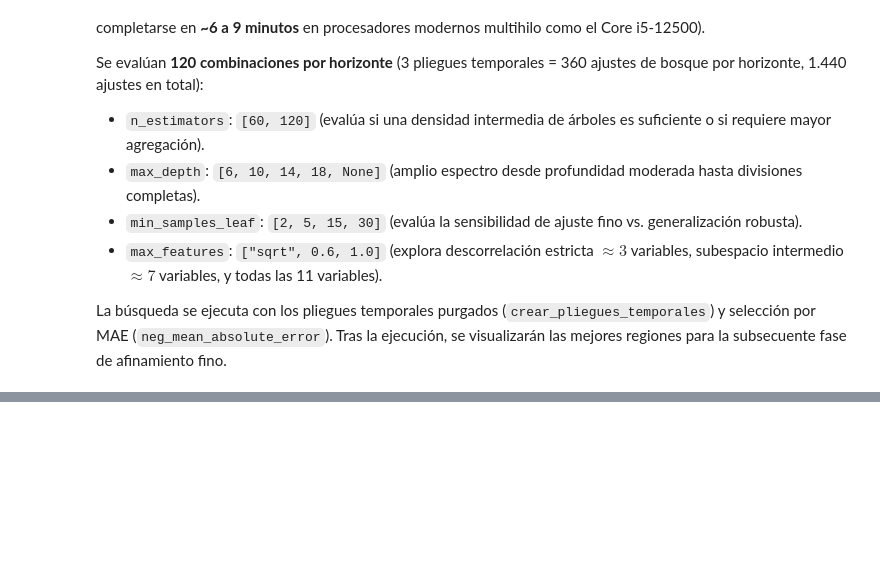
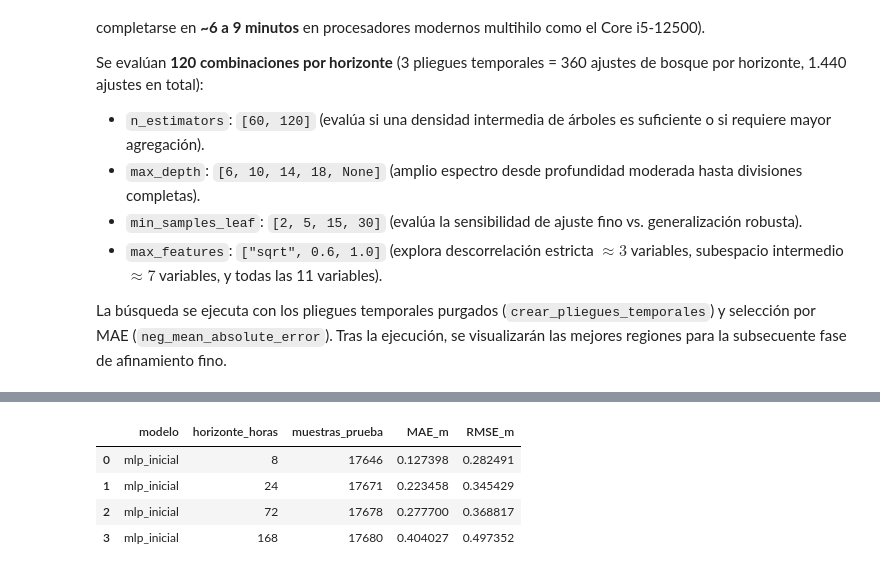
Before and after one commit to DannelBA/machine_learnig_rio_magdalena, a Jupyter notebook: prediccion_rio_magdalena.ipynb, the cells around one changed output, grey strips where cells are left out. Saved outputs shown, nothing was run; the diff lists cells and outputs as text; code cells hidden in the pictures; blank space fills up the shorter version.

```diff
--- a/prediccion_rio_magdalena.ipynb
+++ b/prediccion_rio_magdalena.ipynb
@@ -1174,0 +1251,47 @@ resultados_comparacion = pd.concat(
+# %%
+from sklearn.neural_network import MLPRegressor
+
+resultados_mlp_inicial = []
+modelos_mlp_iniciales = {}
+
+for horizonte, particion in particiones_por_horizonte.items():
+    entrenamiento = particion["entrenamiento"]
+    prueba = particion["prueba"]
+    columna_objetivo = f"maximo_observado_proximas_{horizonte}h"
+
+    modelo = Pipeline([
+        ("escalador", StandardScaler()),
+        ("mlp", MLPRegressor(
+            hidden_layer_sizes=(50,),
+            activation="relu",
+            max_iter=300,
+            early_stopping=True,
+            random_state=42,
+        )),
+    ])
+    modelo.fit(entrenamiento[columnas_predictores], entrenamiento[columna_objetivo])
+    prediccion = modelo.predict(prueba[columnas_predictores])
+    real = prueba[columna_objetivo]
+    modelos_mlp_iniciales[horizonte] = modelo
+
+    resultados_mlp_inicial.append({
+        "modelo": "mlp_inicial",
+        "horizonte_horas": horizonte,
+        "muestras_prueba": len(prueba),
+        "MAE_m": mean_absolute_error(real, prediccion),
+        "RMSE_m": mean_squared_error(real, prediccion) ** 0.5,
+    })
+
+resultados_mlp_inicial = pd.DataFrame(resultados_mlp_inicial)
+display(resultados_mlp_inicial)
+
+resultados_comparacion = pd.concat(
+    [resultados_comparacion, resultados_mlp_inicial],
+    ignore_index=True,
+)
+# %% [output]
+|  | modelo | horizonte_horas | muestras_prueba | MAE_m | RMSE_m |
+| 0 | mlp_inicial | 8 | 17646 | 0.127398 | 0.282491 |
+| 1 | mlp_inicial | 24 | 17671 | 0.223458 | 0.345429 |
+| 2 | mlp_inicial | 72 | 17678 | 0.277700 | 0.368817 |
+| 3 | mlp_inicial | 168 | 17680 | 0.404027 | 0.497352 |
```
Also changed, not shown: parts of 12 cells of this notebook, 1 other file.
